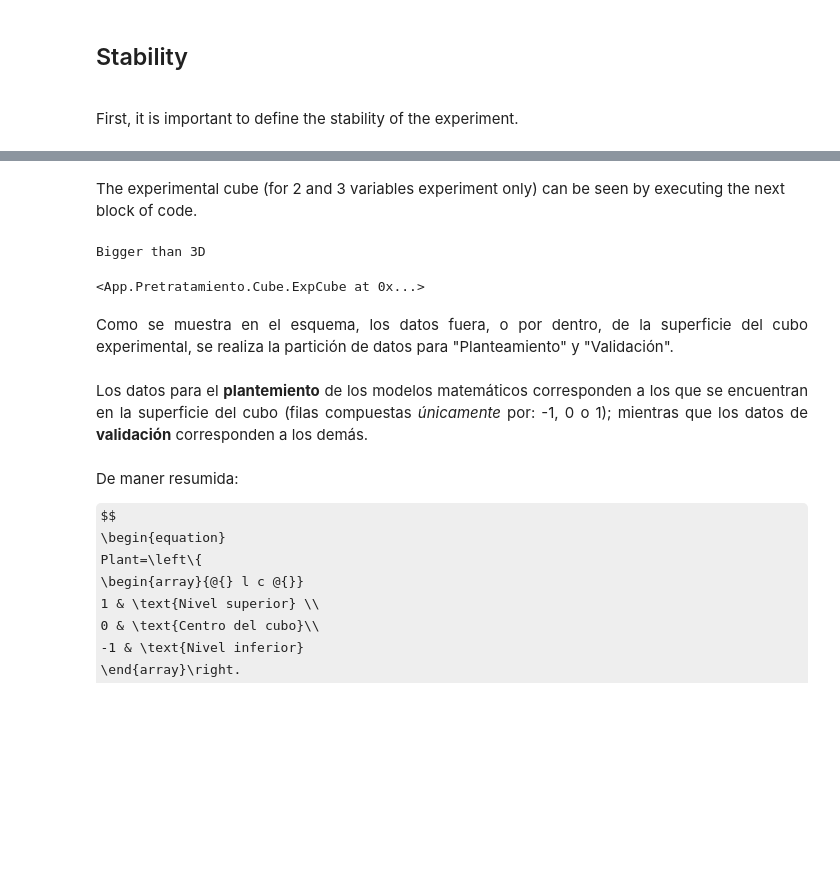
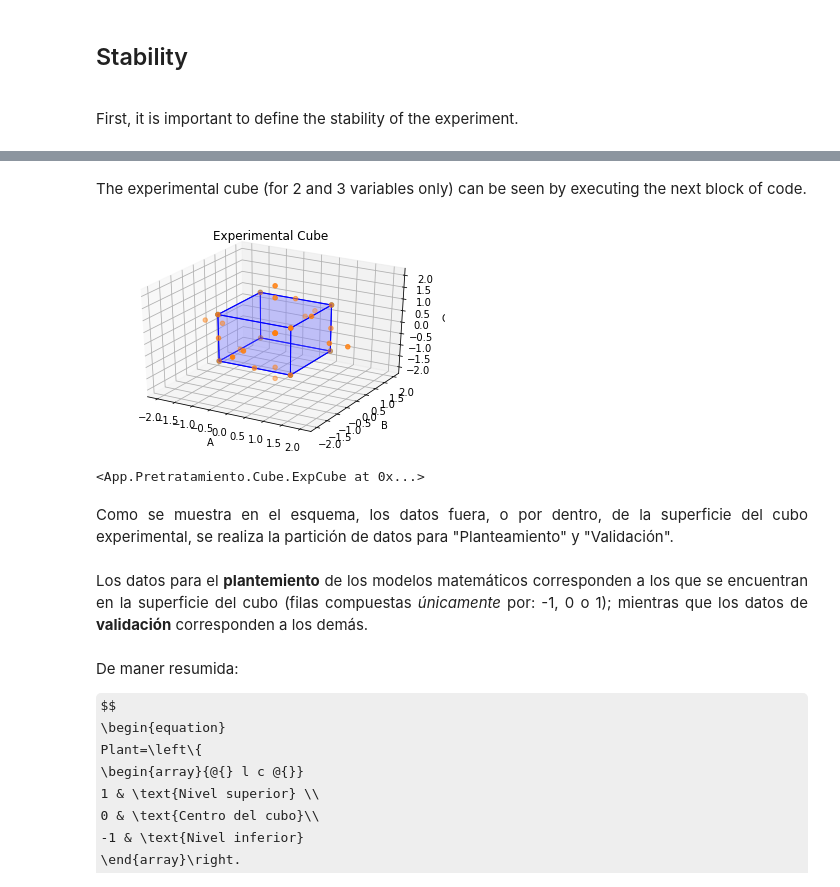
Before and after one commit to jdarguello/MathModel, a Jupyter notebook: Languages/English/Post/Planteamiento.ipynb, the cells around one changed output, grey strips where cells are left out. Drawn from its saved outputs; the diff is of its cells as text; code cells hidden in the pictures; some formulas as TeX source; blank space fills up the shorter version.

Commit message:
Cube

```diff
--- a/Languages/English/Post/Planteamiento.ipynb
+++ b/Languages/English/Post/Planteamiento.ipynb
@@ -33,12 +37,12 @@ Stored 'Estab' (dict)
 # %% [markdown]
-The experimental cube (for 2 and 3 variables experiment only) can be seen by executing the next block of code.
+The experimental cube (for 2 and 3 variables only) can be seen by executing the next block of code.
 # %%
 %matplotlib inline
 from App.Pretratamiento.Cube import *
-ExpCube(Datos)
+ExpCube(Datos, language)
 # %% [output]
+[figure, added]
-Bigger than 3D
+<App.Pretratamiento.Cube.ExpCube at 0x...>
-<App.Pretratamiento.Cube.ExpCube at 0x...>
 # %% [markdown]
 <div align = "justify">
 Como se muestra en el esquema, los datos fuera, o por dentro, de la superficie del cubo experimental, se realiza la partición de datos para "Planteamiento" y "Validación".
```
Also changed, not shown: parts of 5 cells of this notebook, 3 other files.
